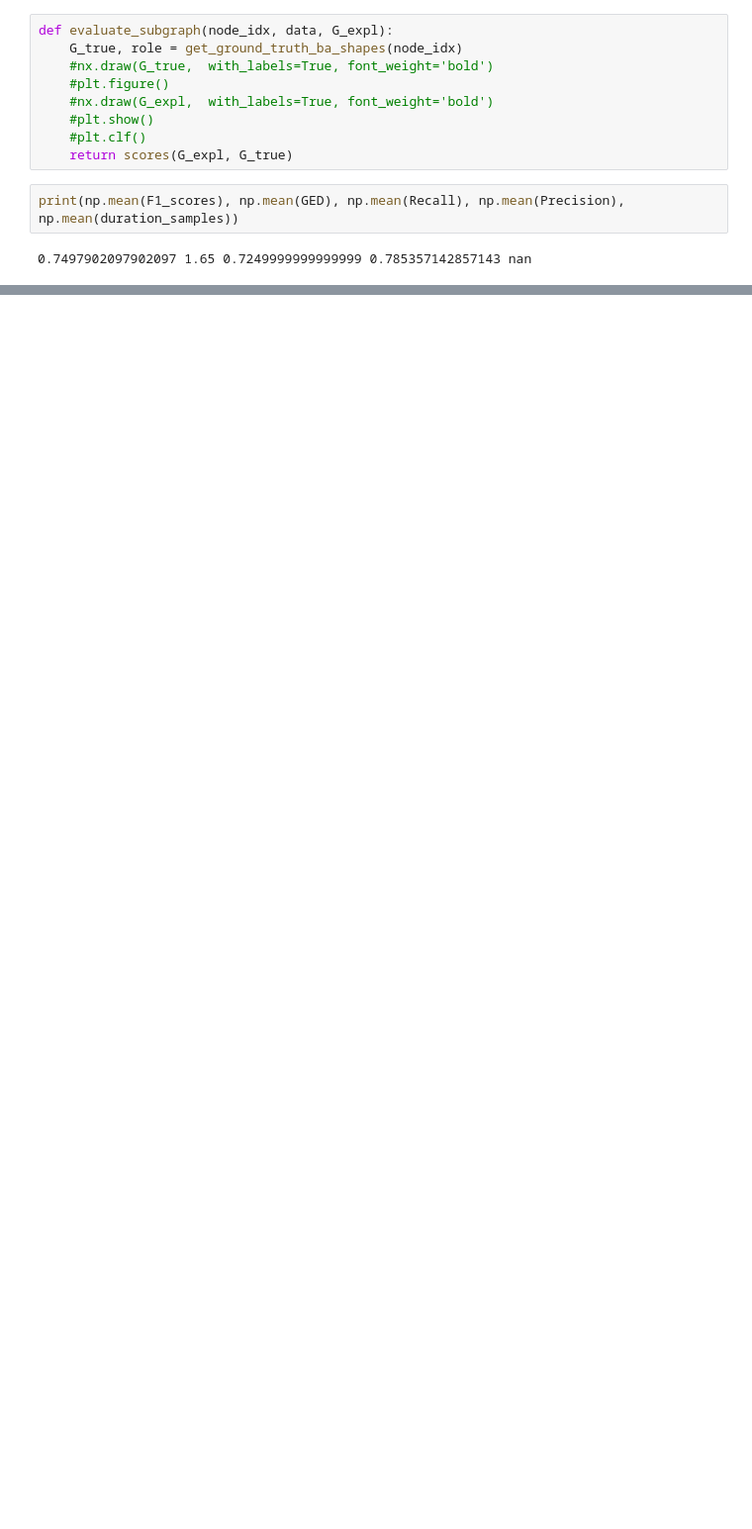
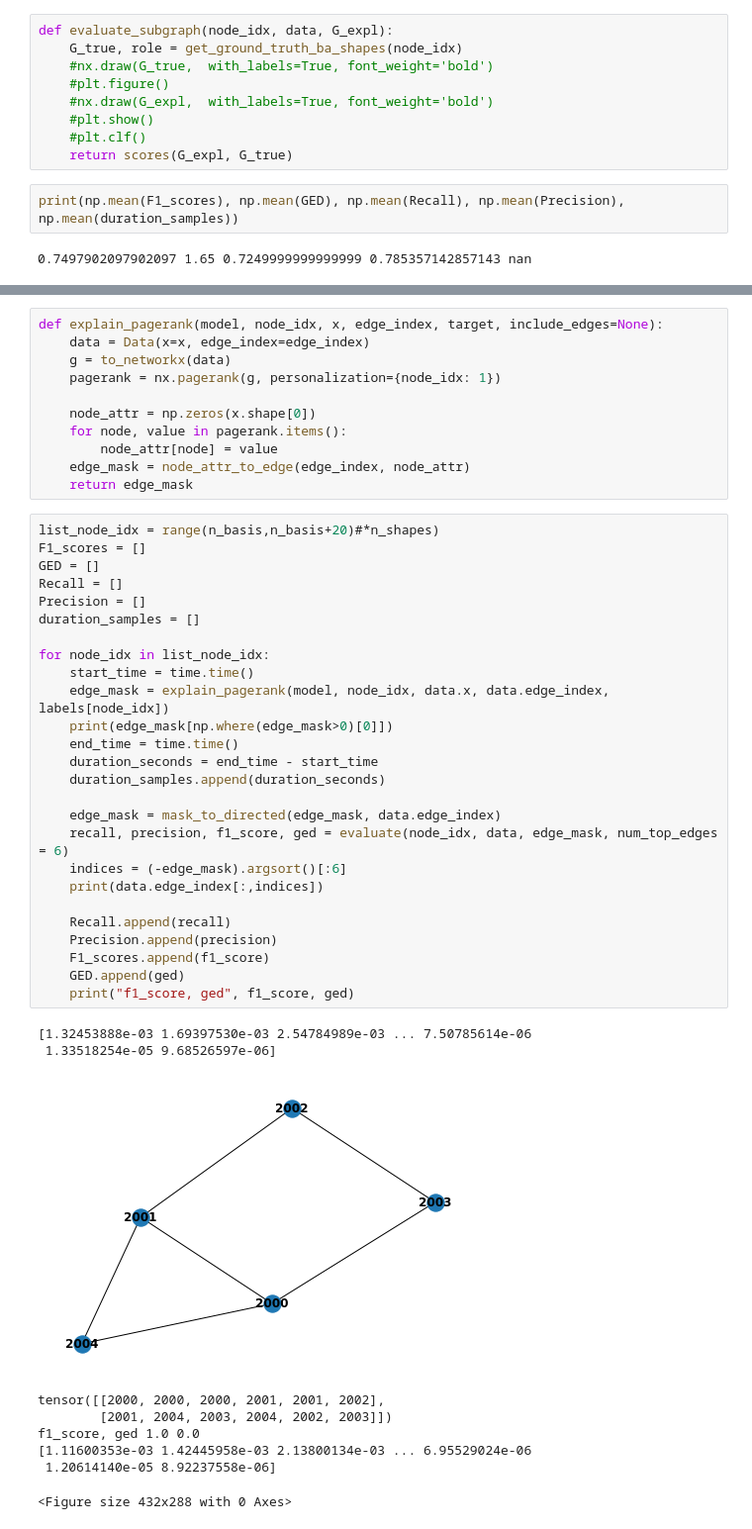
Before and after one commit to GraphFramEx/graphframex, a Jupyter notebook: test.ipynb, the cells around one changed output, grey strips where cells are left out. Shown at 99% size. Saved outputs shown, nothing was run; the diff lists cells and outputs as text; blank space fills up the shorter version.

```diff
--- a/test.ipynb
+++ b/test.ipynb
@@ -2194,0 +1088,47 @@ print(np.mean(F1_scores), np.mean(GED), np.mean(Recall), np.mean(Precision), np.
+# %%
+def explain_pagerank(model, node_idx, x, edge_index, target, include_edges=None):
+    data = Data(x=x, edge_index=edge_index)
+    g = to_networkx(data)
+    pagerank = nx.pagerank(g, personalization={node_idx: 1})
+
+    node_attr = np.zeros(x.shape[0])
+    for node, value in pagerank.items():
+        node_attr[node] = value
+    edge_mask = node_attr_to_edge(edge_index, node_attr)
+    return edge_mask
+# %%
+list_node_idx = range(n_basis,n_basis+20)#*n_shapes)
+F1_scores = []
+GED = []
+Recall = []
+Precision = []
+duration_samples = []
+
+for node_idx in list_node_idx:
+    start_time = time.time()
+    edge_mask = explain_pagerank(model, node_idx, data.x, data.edge_index, labels[node_idx])
+    print(edge_mask[np.where(edge_mask>0)[0]])
+    end_time = time.time()
+    duration_seconds = end_time - start_time
+    duration_samples.append(duration_seconds)
+
+    edge_mask = mask_to_directed(edge_mask, data.edge_index)
+    recall, precision, f1_score, ged = evaluate(node_idx, data, edge_mask, num_top_edges = 6)
+    indices = (-edge_mask).argsort()[:6]
+    print(data.edge_index[:,indices])
+
+    Recall.append(recall)
+    Precision.append(precision)
+    F1_scores.append(f1_score)
+    GED.append(ged)
+    print("f1_score, ged", f1_score, ged)
+# %% [output]
+[1.32453888e-03 1.69397530e-03 2.54784989e-03 ... 7.50785614e-06
+ 1.33518254e-05 9.68526597e-06]
+[figure, added]
+tensor([[2000, 2000, 2000, 2001, 2001, 2002],
+        [2001, 2004, 2003, 2004, 2002, 2003]])
+f1_score, ged 1.0 0.0
+[1.11600353e-03 1.42445958e-03 2.13800134e-03 ... 6.95529024e-06
+ 1.20614140e-05 8.92237558e-06]
+<Figure size 432x288 with 0 Axes>
```
Also changed, not shown: parts of 13 cells of this notebook, 4 other files.
